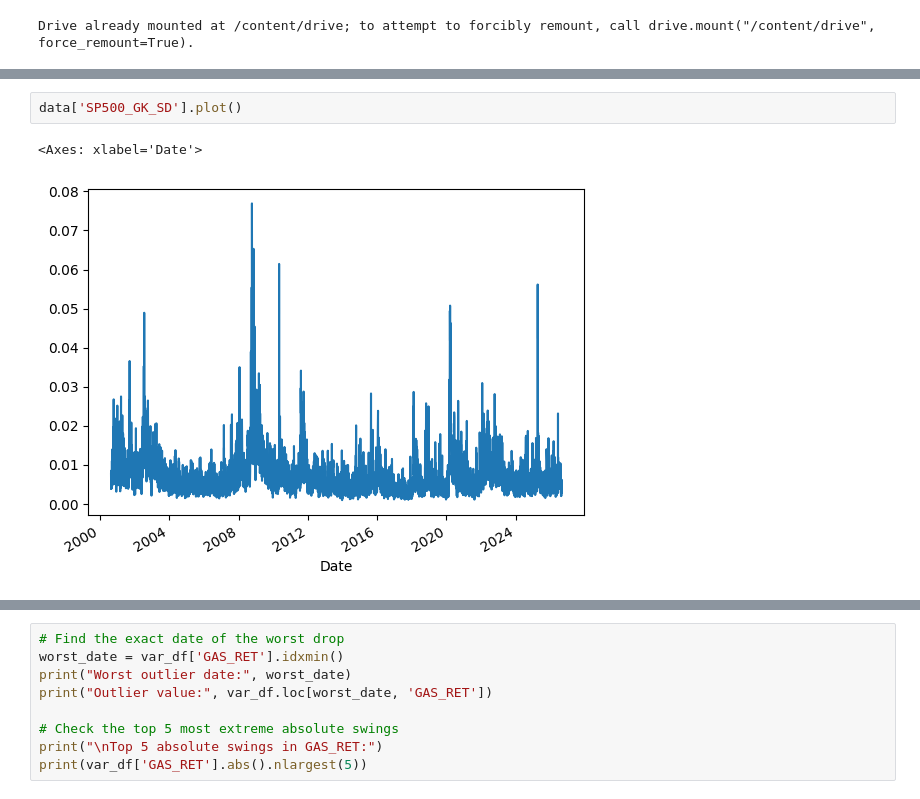
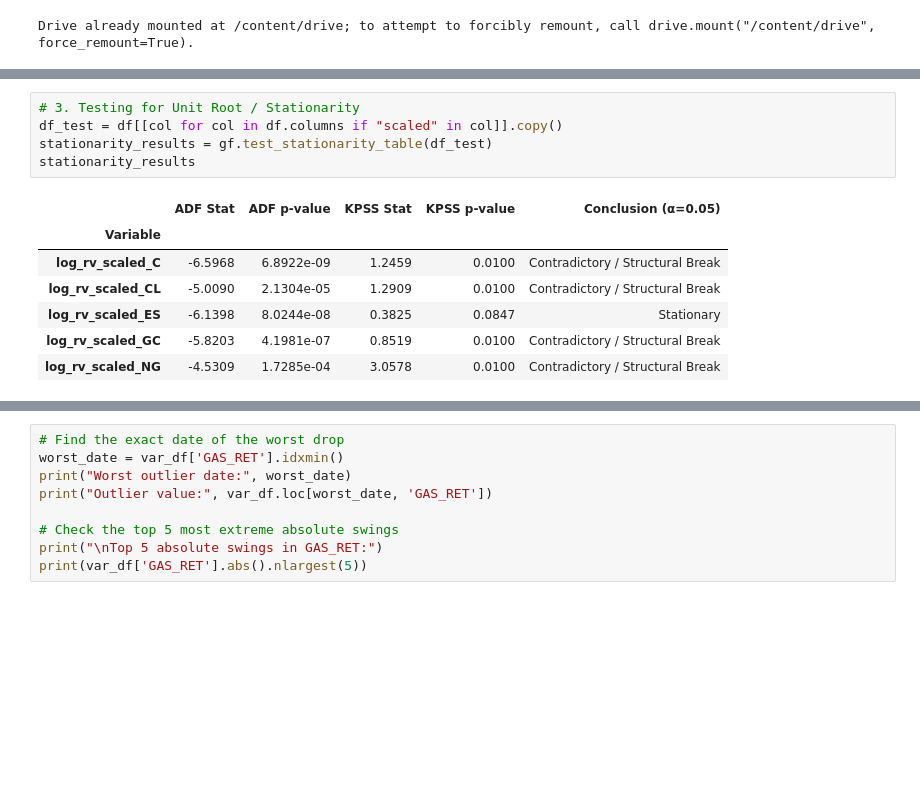
Before and after one commit to Deangr-econ/Quant_methods_project, a Jupyter notebook: VAR_GPRD_OIL_GAS.ipynb, the cells around one changed output, grey strips where cells are left out. Saved outputs shown, nothing was run; the diff lists cells and outputs as text; blank space fills up the shorter version.

```diff
--- a/VAR_GPRD_OIL_GAS.ipynb
+++ b/VAR_GPRD_OIL_GAS.ipynb
@@ -141,5 +88,13 @@ stationarity_results
-# %%
-data['SP500_GK_SD'].plot()
-# %% [output]
-<Axes: xlabel='Date'>
-[figure, removed]
+# %%
+# 3. Testing for Unit Root / Stationarity
+df_test = df[[col for col in df.columns if "scaled" in col]].copy()
+stationarity_results = gf.test_stationarity_table(df_test)
+stationarity_results
+# %% [output]
+|  | ADF Stat | ADF p-value | KPSS Stat | KPSS p-value | Conclusion (α=0.05) |
+| Variable |  |  |  |  |  |
+| log_rv_scaled_C | -6.5968 | 6.8922e-09 | 1.2459 | 0.0100 | Contradictory / Structural Break |
+| log_rv_scaled_CL | -5.0090 | 2.1304e-05 | 1.2909 | 0.0100 | Contradictory / Structural Break |
+| log_rv_scaled_ES | -6.1398 | 8.0244e-08 | 0.3825 | 0.0847 | Stationary |
+| log_rv_scaled_GC | -5.8203 | 4.1981e-07 | 0.8519 | 0.0100 | Contradictory / Structural Break |
+| log_rv_scaled_NG | -4.5309 | 1.7285e-04 | 3.0578 | 0.0100 | Contradictory / Structural Break |
```
Also changed, not shown: parts of 15 cells of this notebook.
